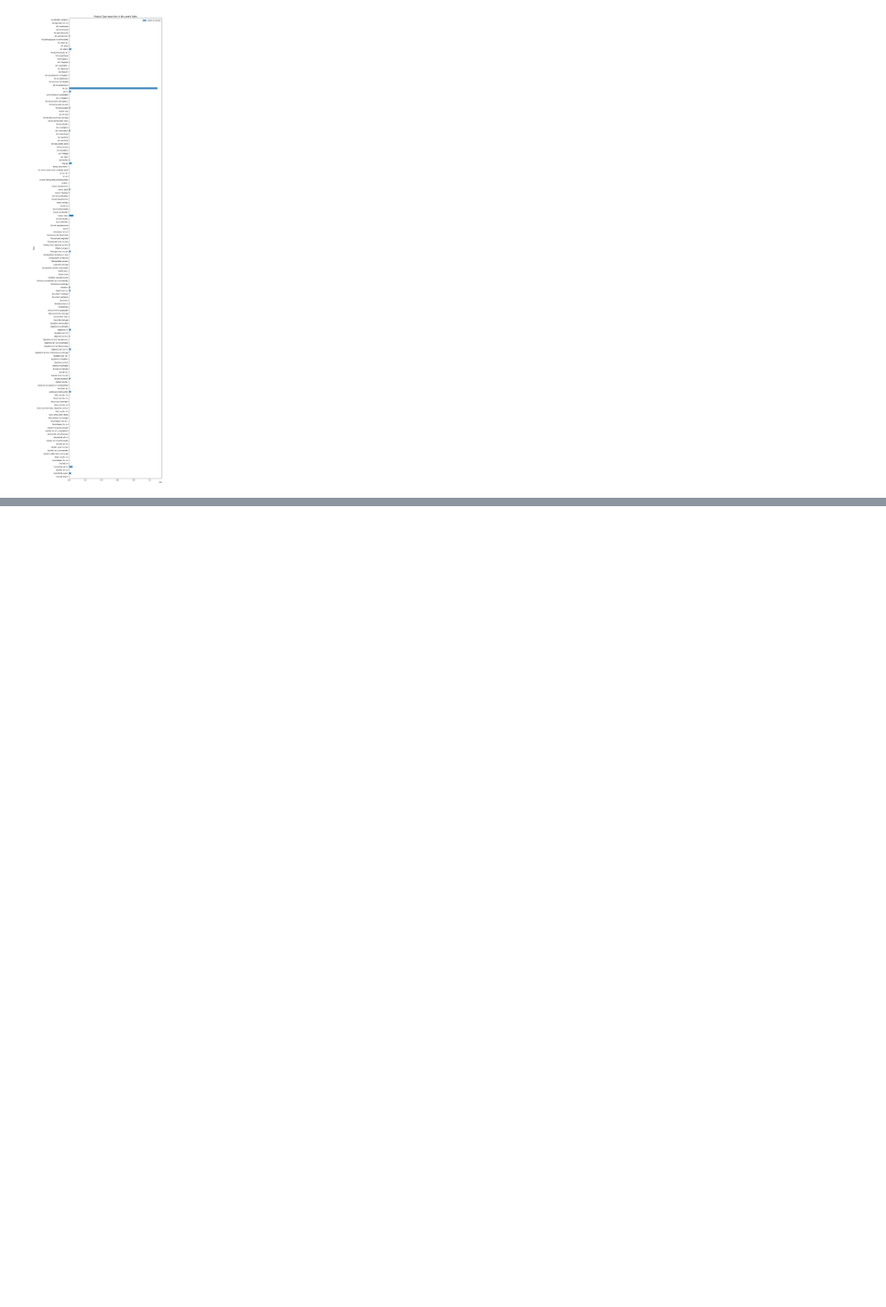
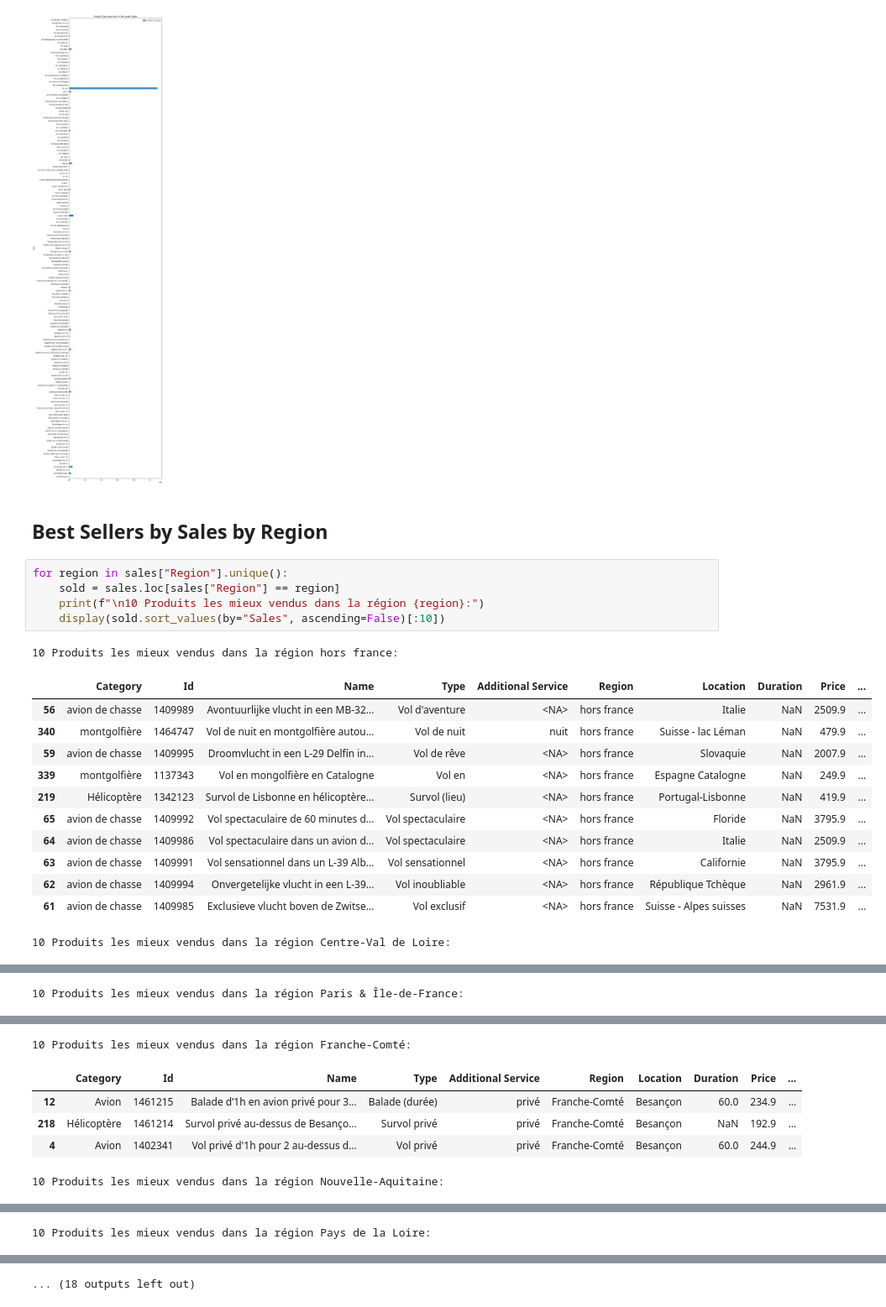
Before and after one commit to Alhuin/SmartBoxAnalysis, a Jupyter notebook: SmartBoxAnalysis.ipynb, the cells around one changed output, grey strips where cells are left out. Shown at 84% size. Cells and saved outputs as stored; diff of their text form; blank space fills up the shorter version.

```diff
--- a/SmartBoxAnalysis.ipynb
+++ b/SmartBoxAnalysis.ipynb
@@ -775,3 +775,24 @@ total sales this year: 1637209.3
 | Vol en | 1098845.78 | 132.36 |
 Text(0.5, 1.0, "Product Type repartition in this year's Sales")
 [figure]
+# %% [markdown]
+## Best Sellers by Sales by Region
+# %%
+for region in sales["Region"].unique():
+    sold = sales.loc[sales["Region"] == region]
+    print(f"\n10 Produits les mieux vendus dans la région {region}:")
+    display(sold.sort_values(by="Sales", ascending=False)[:10])
+# %% [output]
+10 Produits les mieux vendus dans la région hors france:
+|  | Category | Id | Name | Type | Additional Service | Region | Location | Duration | Price | ... |
+| 56 | avion de chasse | 1409989 | Avontuurlijke vlucht in een MB-32... | Vol d'aventure | <NA> | hors france | Italie | NaN | 2509.9 | ... |
+| 340 | montgolfière | 1464747 | Vol de nuit en montgolfière autou... | Vol de nuit | nuit | hors france | Suisse - lac Léman | NaN | 479.9 | ... |
+| 59 | avion de chasse | 1409995 | Droomvlucht in een L-29 Delfín in... | Vol de rêve | <NA> | hors france | Slovaquie | NaN | 2007.9 | ... |
+| 339 | montgolfière | 1137343 | Vol en mongolfière en Catalogne | Vol en | <NA> | hors france | Espagne Catalogne | NaN | 249.9 | ... |
+| 219 | Hélicoptère | 1342123 | Survol de Lisbonne en hélicoptère... | Survol (lieu) | <NA> | hors france | Portugal-Lisbonne | NaN | 419.9 | ... |
+| 65 | avion de chasse | 1409992 | Vol spectaculaire de 60 minutes d... | Vol spectaculaire | <NA> | hors france | Floride | NaN | 3795.9 | ... |
+| 64 | avion de chasse | 1409986 | Vol spectaculaire dans un avion d... | Vol spectaculaire | <NA> | hors france | Italie | NaN | 2509.9 | ... |
+| 63 | avion de chasse | 1409991 | Vol sensationnel dans un L-39 Alb... | Vol sensationnel | <NA> | hors france | Californie | NaN | 3795.9 | ... |
+| 62 | avion de chasse | 1409994 | Onvergetelijke vlucht in een L-39... | Vol inoubliable | <NA> | hors france | République Tchèque | NaN | 2961.9 | ... |
+| 61 | avion de chasse | 1409985 | Exclusieve vlucht boven de Zwitse... | Vol exclusif | <NA> | hors france | Suisse - Alpes suisses | NaN | 7531.9 | ... |
+10 Produits les mieux vendus dans la région Centre-Val de Loire:
@@ -777,0 +810 @@ Text(0.5, 1.0, "Product Type repartition in this year's Sales")
+10 Produits les mieux vendus dans la région Paris & Île-de-France:
@@ -777,0 +822,6 @@ Text(0.5, 1.0, "Product Type repartition in this year's Sales")
+10 Produits les mieux vendus dans la région Franche-Comté:
+|  | Category | Id | Name | Type | Additional Service | Region | Location | Duration | Price | ... |
+| 12 | Avion | 1461215 | Balade d’1h en avion privé pour 3... | Balade (durée) | privé | Franche-Comté | Besançon | 60.0 | 234.9 | ... |
+| 218 | Hélicoptère | 1461214 | Survol privé au-dessus de Besanço... | Survol privé | privé | Franche-Comté | Besançon | NaN | 192.9 | ... |
+| 4 | Avion | 1402341 | Vol privé d'1h pour 2 au-dessus d... | Vol privé | privé | Franche-Comté | Besançon | 60.0 | 244.9 | ... |
+10 Produits les mieux vendus dans la région Nouvelle-Aquitaine:
@@ -777,0 +839 @@ Text(0.5, 1.0, "Product Type repartition in this year's Sales")
+10 Produits les mieux vendus dans la région Pays de la Loire:
@@ -777,0 +851 @@ Text(0.5, 1.0, "Product Type repartition in this year's Sales")
+... (18 outputs left out)
```
Also changed, not shown: parts of 3 cells of this notebook.
